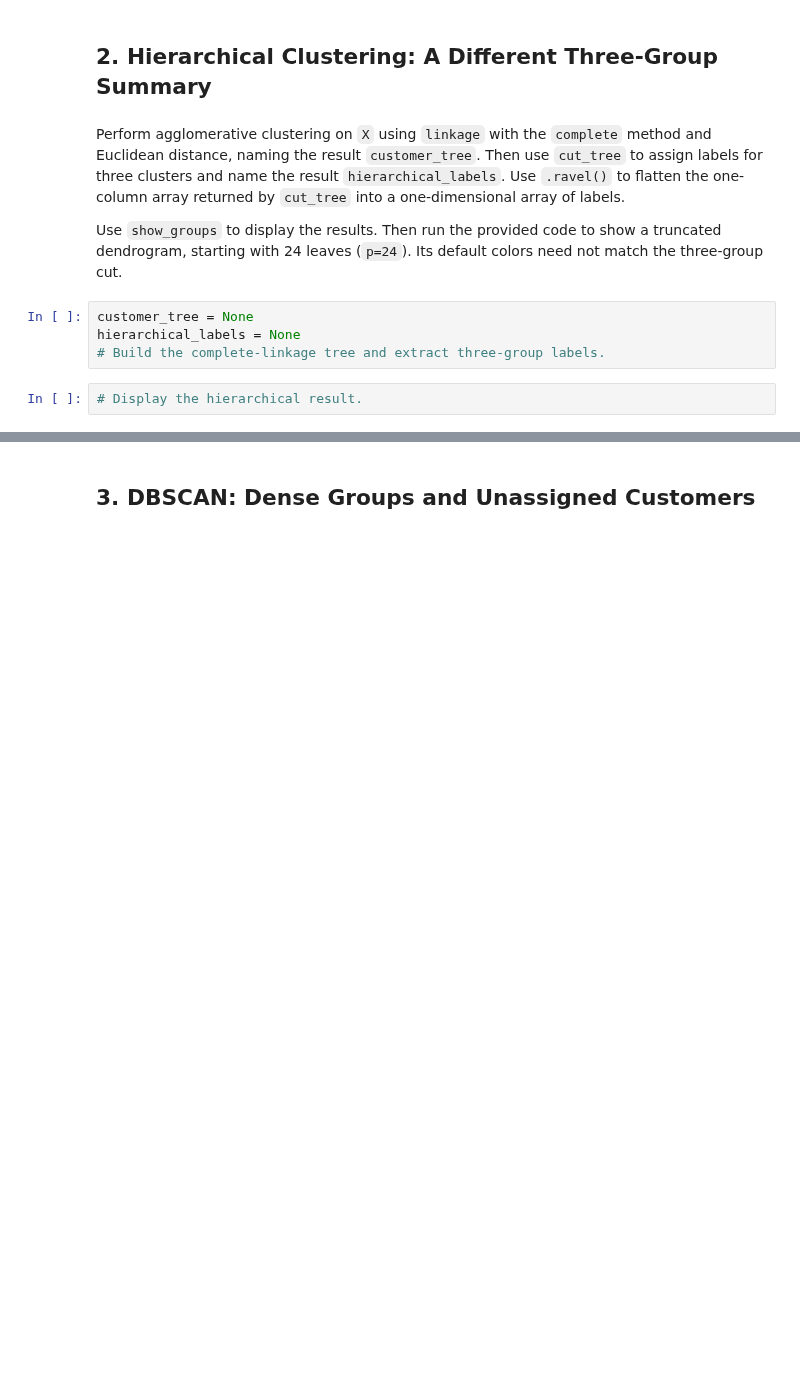
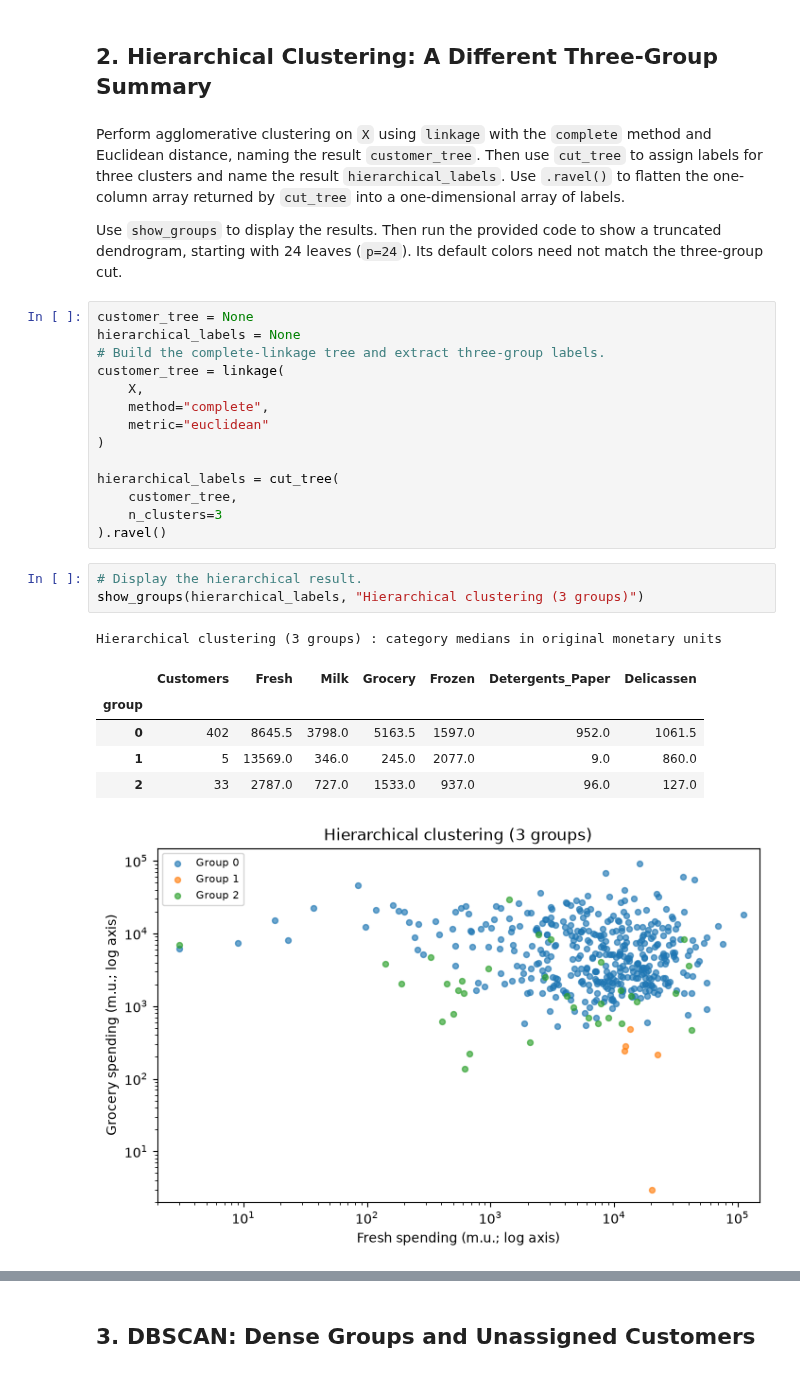
Before and after one commit to jae0029/Data-Mining, a Jupyter notebook: HW/hw3b-clustering-wholesale-customers.ipynb, the cells around one changed output, grey strips where cells are left out. Saved outputs shown, nothing was run; the diff lists cells and outputs as text; blank space fills up the shorter version.

```diff
--- a/HW/hw3b-clustering-wholesale-customers.ipynb
+++ b/HW/hw3b-clustering-wholesale-customers.ipynb
@@ -145,8 +194,27 @@ Use `show_groups` to display the results. Then run the provided code to show a t
 customer_tree = None
 hierarchical_labels = None
 # Build the complete-linkage tree and extract three-group labels.
+customer_tree = linkage(
+    X,
+    method="complete",
+    metric="euclidean"
+)
+
+hierarchical_labels = cut_tree(
+    customer_tree,
+    n_clusters=3
+).ravel()
 # %%
 # Display the hierarchical result.
+show_groups(hierarchical_labels, "Hierarchical clustering (3 groups)")
+# %% [output]
+Hierarchical clustering (3 groups) : category medians in original monetary units
+|  | Customers | Fresh | Milk | Grocery | Frozen | Detergents_Paper | Delicassen |
+| group |  |  |  |  |  |  |  |
+| 0 | 402 | 8645.5 | 3798.0 | 5163.5 | 1597.0 | 952.0 | 1061.5 |
+| 1 | 5 | 13569.0 | 346.0 | 245.0 | 2077.0 | 9.0 | 860.0 |
+| 2 | 33 | 2787.0 | 727.0 | 1533.0 | 937.0 | 96.0 | 127.0 |
+[figure, added]
 # %%
 from scipy.cluster.hierarchy import dendrogram
 
```
Also changed, not shown: parts of 20 cells of this notebook.
